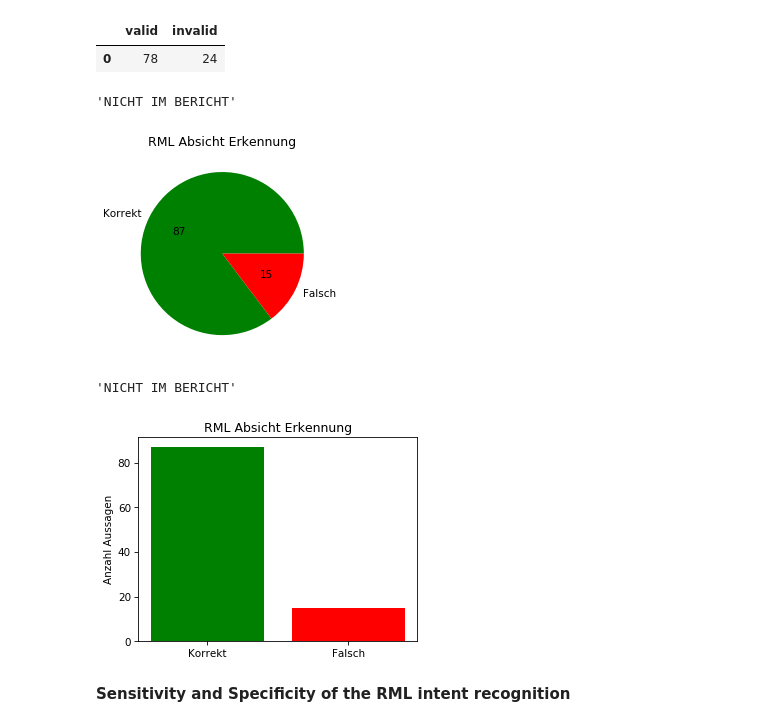
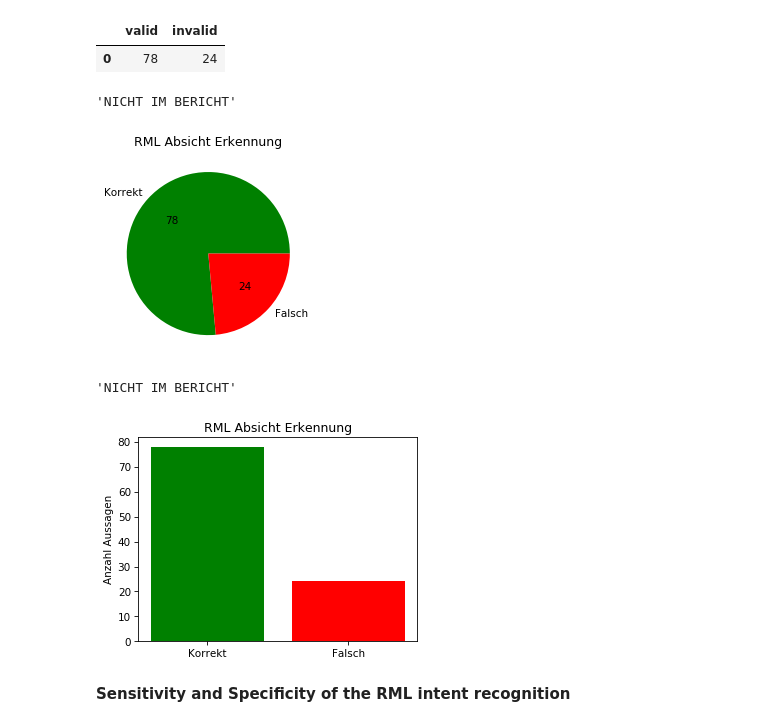
Before and after one commit to vettaioa/FluLoS-Code, a Jupyter notebook: calculation/context/ContextErrorRate.ipynb, the cells around one changed output. Cells and saved outputs as stored; diff of their text form; code cells hidden in the pictures.

Commit message:
diagrams rc1.1

```diff
--- a/calculation/context/ContextErrorRate.ipynb
+++ b/calculation/context/ContextErrorRate.ipynb
@@ -993,27 +993,27 @@ pd.DataFrame(rmlIntentResults)
 # %%
 plt.figure(figsize=(4.8, 3.6), dpi=75)
 plt.subplot()
 
 labels = ['Korrekt', 'Falsch']
 colors = ['g', 'r']
-values = [luisIntentResults[k][0] for k in ['valid', 'invalid']]
+values = [rmlIntentResults[k][0] for k in ['valid', 'invalid']]
 total = sum(values)
 
 plt.pie(values, labels=labels, colors=colors, autopct=lambda s: '{:.0f}'.format(s * total / 100))
 plt.title('RML Absicht Erkennung')
 
 display('NICHT IM BERICHT')
 plt.show()
 # %% [output]
 'NICHT IM BERICHT'
-[figure, old version]
+[figure, new version]
 # %%
 plt.figure(figsize=(4.8, 3.6), dpi=75)
 plt.subplot()
 
 labels = ['Korrekt', 'Falsch']
 colors = ['g', 'r']
-values = [luisIntentResults[k][0] for k in ['valid', 'invalid']]
+values = [rmlIntentResults[k][0] for k in ['valid', 'invalid']]
 
 plt.bar(labels, values, color=colors)
 plt.title('RML Absicht Erkennung')
@@ -1023,7 +1023,7 @@ display('NICHT IM BERICHT')
 plt.show()
 # %% [output]
 'NICHT IM BERICHT'
-[figure, old version]
+[figure, new version]
 # %% [markdown]
 **Sensitivity and Specificity of the RML intent recognition**
 # %%
```
Also changed, not shown: parts of 10 cells of this notebook.
